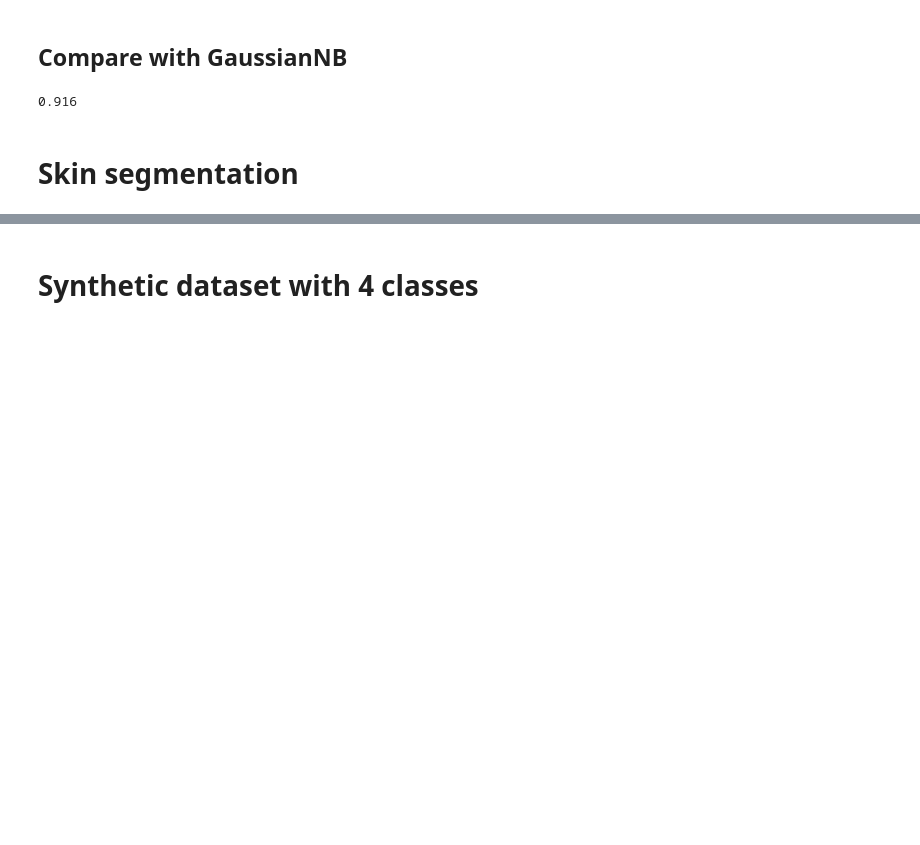
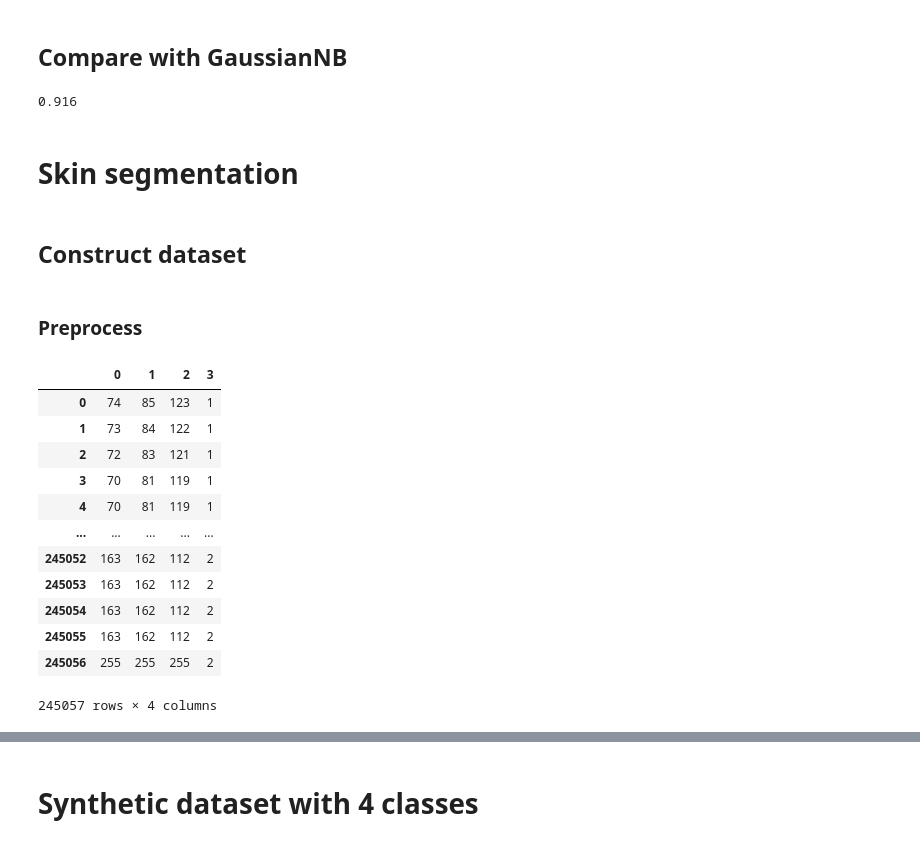
Before and after one commit to GemCarr/QML, a Jupyter notebook: qml.ipynb, the cells around one changed output, grey strips where cells are left out. Saved outputs shown, nothing was run; the diff lists cells and outputs as text; code cells hidden in the pictures; blank space fills up the shorter version.

```diff
--- a/qml.ipynb
+++ b/qml.ipynb
@@ -509,3 +555,24 @@ score
 0.916
 # %% [markdown]
 # Skin segmentation
+# %% [markdown]
+## Construct dataset
+# %% [markdown]
+### Preprocess
+# %%
+df = pd.read_csv("Skin_NonSkin.txt", sep='\t', header=None)
+df
+# %% [output]
+|  | 0 | 1 | 2 | 3 |
+| 0 | 74 | 85 | 123 | 1 |
+| 1 | 73 | 84 | 122 | 1 |
+| 2 | 72 | 83 | 121 | 1 |
+| 3 | 70 | 81 | 119 | 1 |
+| 4 | 70 | 81 | 119 | 1 |
+| ... | ... | ... | ... | ... |
+| 245052 | 163 | 162 | 112 | 2 |
+| 245053 | 163 | 162 | 112 | 2 |
+| 245054 | 163 | 162 | 112 | 2 |
+| 245055 | 163 | 162 | 112 | 2 |
+| 245056 | 255 | 255 | 255 | 2 |
+245057 rows × 4 columns
```
Also changed, not shown: parts of 50 cells of this notebook, 1 other file.
